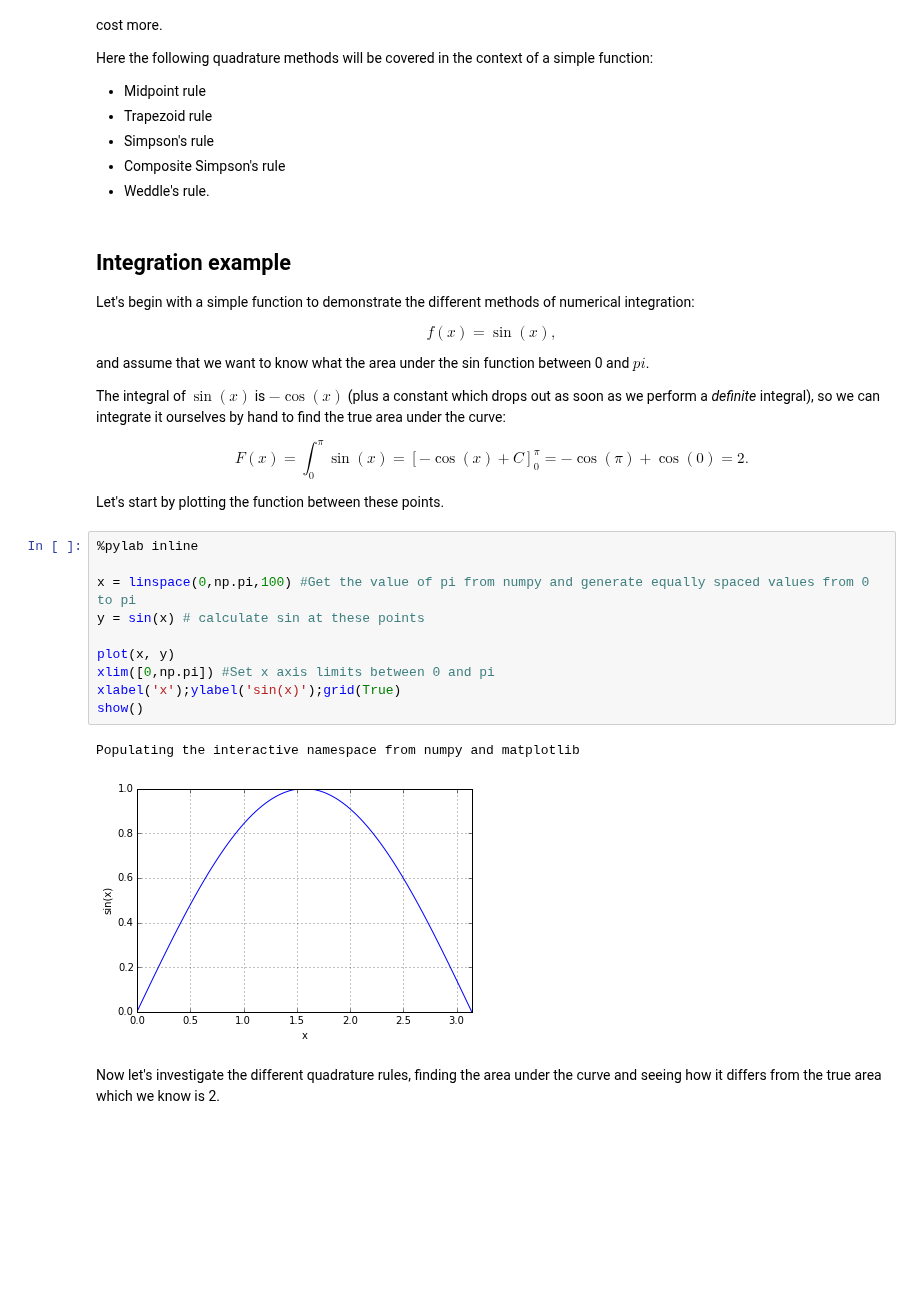
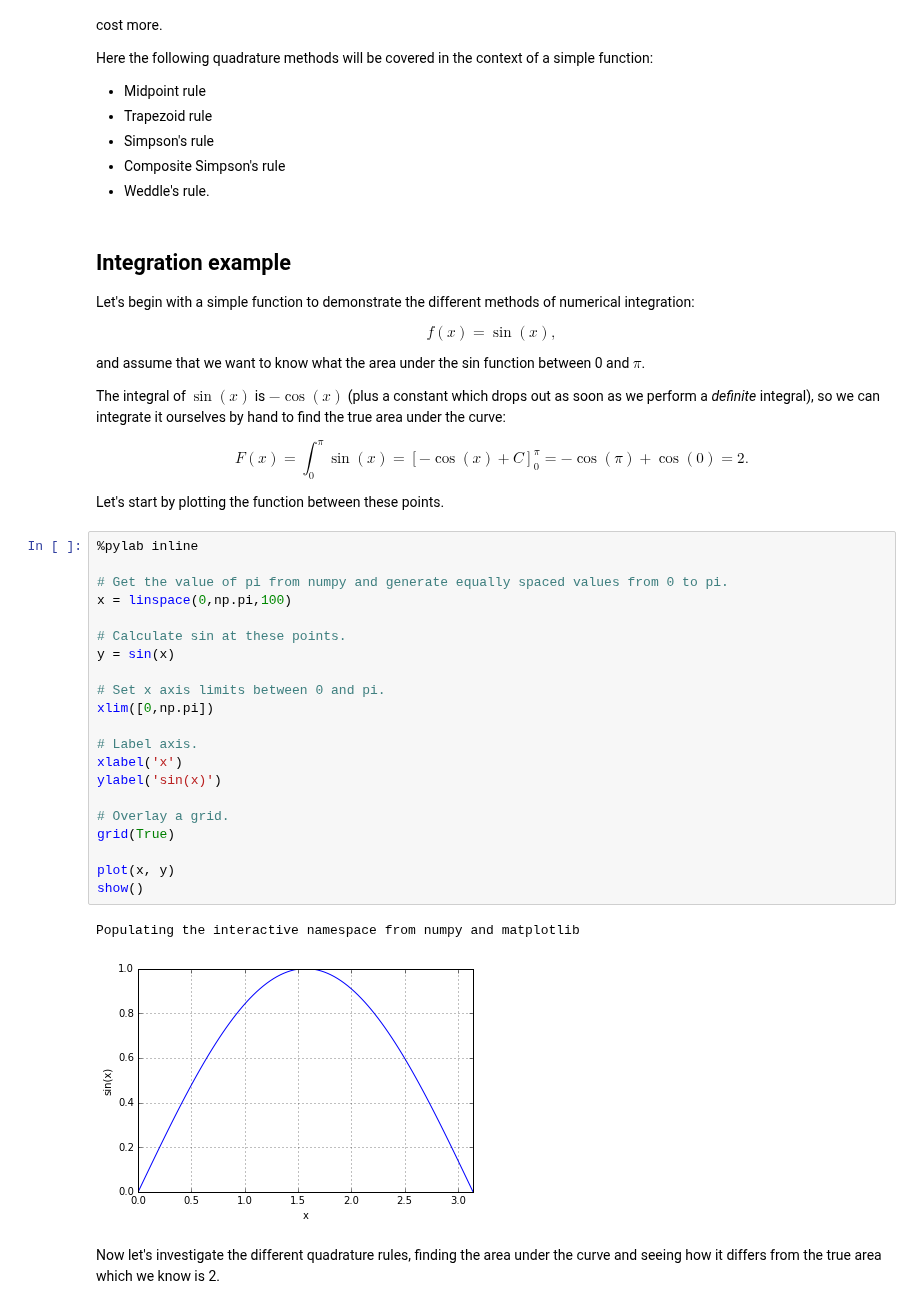
Before and after one commit to ggorman/Numerical-methods-1, a Jupyter notebook: notebook/integration.ipynb, the cells around one changed output. Cells and saved outputs as stored; diff of their text form; blank space fills up the shorter version.

```diff
--- a/notebook/integration.ipynb
+++ b/notebook/integration.ipynb
@@ -54,7 +54,7 @@ Let's begin with a simple function to demonstrate the different methods of numer
 f\left ( x \right ) = \sin \left ( x \right ),
 \end{equation}
 
-and assume that we want to know what the area under the sin function between 0 and $pi$.
+and assume that we want to know what the area under the sin function between 0 and $\pi$.
 
 The integral of $\sin \left ( x \right )$ is $-\cos \left ( x \right )$ (plus a constant which drops out as soon as we perform a *definite* integral), so we can integrate it ourselves by hand to find the true area under the curve:
 
@@ -66,16 +66,27 @@ Let's start by plotting the function between these points.
 # %%
 %pylab inline
 
-x = linspace(0,np.pi,100) #Get the value of pi from numpy and generate equally spaced values from 0 to pi
-y = sin(x) # calculate sin at these points
+# Get the value of pi from numpy and generate equally spaced values from 0 to pi.
+x = linspace(0,np.pi,100)
+
+# Calculate sin at these points.
+y = sin(x)
+
+# Set x axis limits between 0 and pi.
+xlim([0,np.pi])
+
+# Label axis.
+xlabel('x')
+ylabel('sin(x)')
+
+# Overlay a grid.
+grid(True)
 
 plot(x, y)
-xlim([0,np.pi]) #Set x axis limits between 0 and pi
-xlabel('x');ylabel('sin(x)');grid(True)
 show()
 # %% [output]
 Populating the interactive namespace from numpy and matplotlib
-[figure, old version]
+[figure, new version]
 # %% [markdown]
 Now let's investigate the different quadrature rules, finding the area under the curve and seeing how it differs from the true area which we know is 2.
 # %% [markdown]
```
Also changed, not shown: parts of 5 cells of this notebook.
